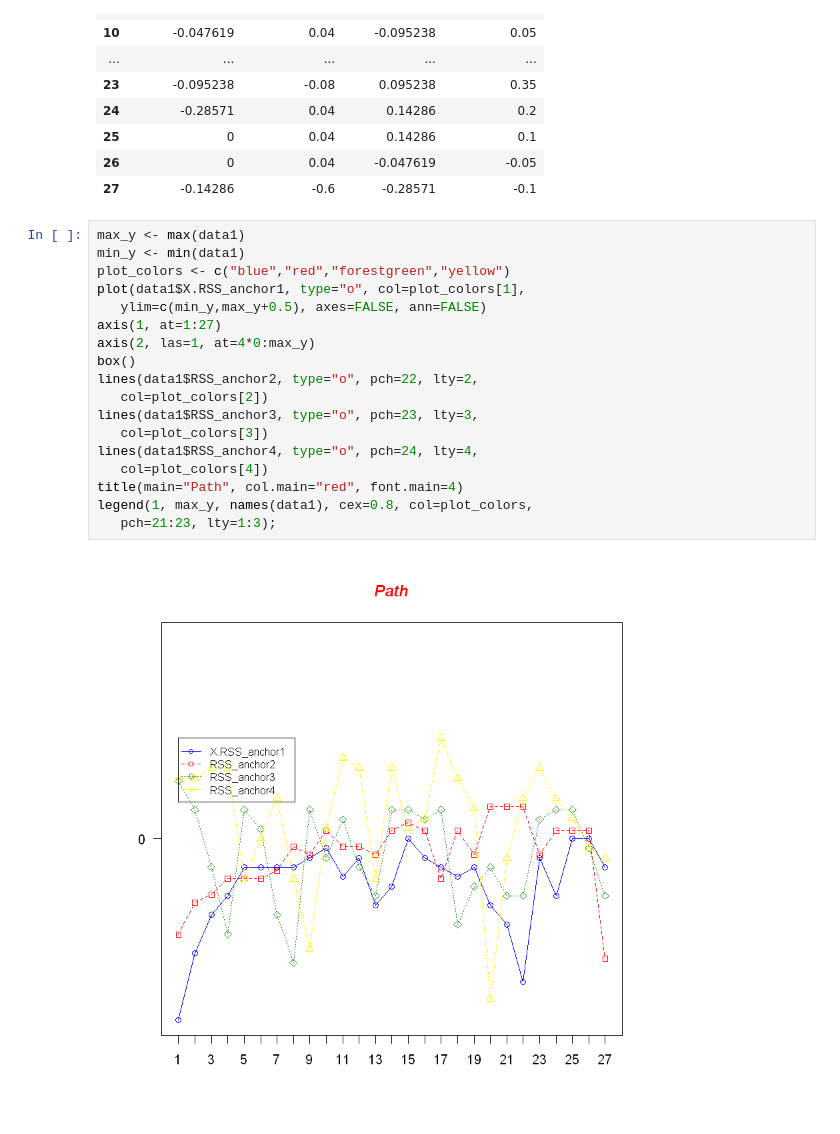
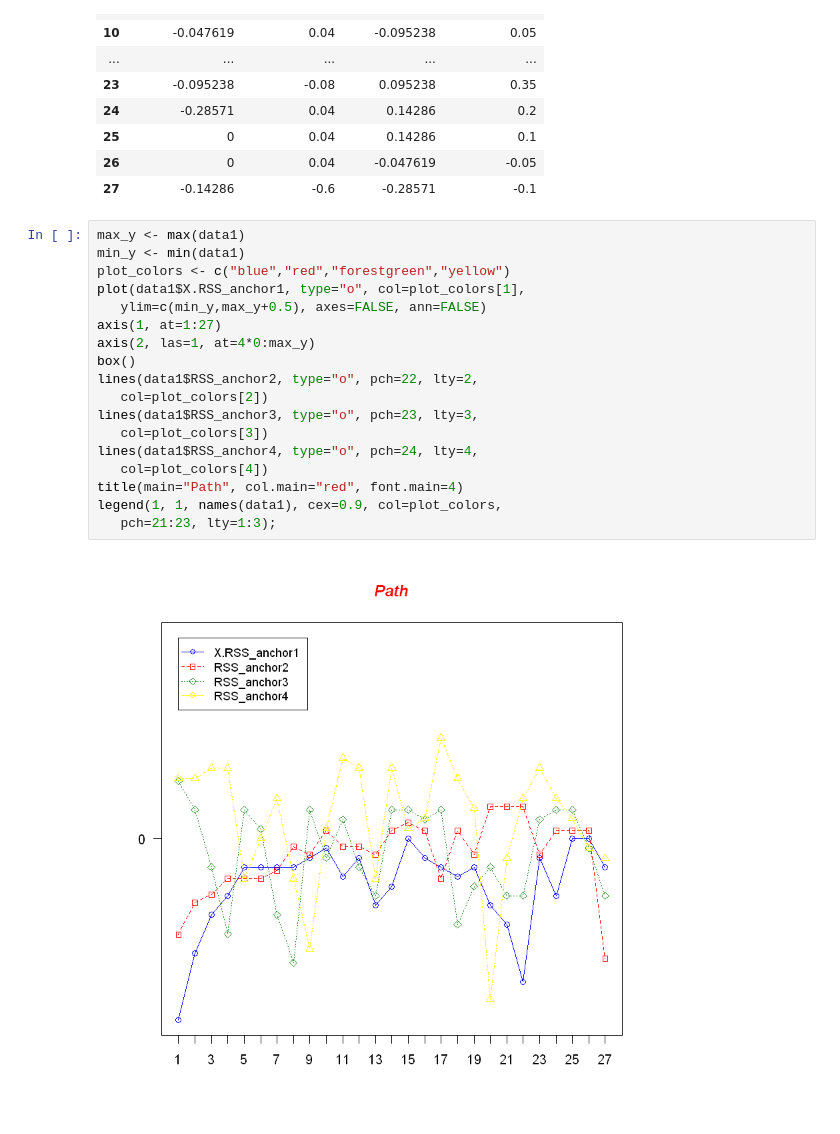
Before and after one commit to alvarojoao/UCIRSS, a Jupyter notebook: Problem analysis.ipynb, the cells around one changed output. Drawn from its saved outputs; the diff is of its cells as text.

```diff
--- a/Problem analysis.ipynb
+++ b/Problem analysis.ipynb
@@ -26,23 +26,23 @@ data1
 # %%
 max_y <- max(data1)
 min_y <- min(data1)
 plot_colors <- c("blue","red","forestgreen","yellow")
 plot(data1$X.RSS_anchor1, type="o", col=plot_colors[1],
    ylim=c(min_y,max_y+0.5), axes=FALSE, ann=FALSE)
 axis(1, at=1:27)
 axis(2, las=1, at=4*0:max_y)
 box()
 lines(data1$RSS_anchor2, type="o", pch=22, lty=2,
    col=plot_colors[2])
 lines(data1$RSS_anchor3, type="o", pch=23, lty=3,
    col=plot_colors[3])
 lines(data1$RSS_anchor4, type="o", pch=24, lty=4,
    col=plot_colors[4])
 title(main="Path", col.main="red", font.main=4)
-legend(1, max_y, names(data1), cex=0.8, col=plot_colors,
+legend(1, 1, names(data1), cex=0.9, col=plot_colors,
    pch=21:23, lty=1:3);
 # %% [output]
-[figure, old version]
+[figure, new version]
 # %%
 groups <- read.csv(file="./MovementAAL/groups/MovementAAL_DatasetGroup.csv",head=TRUE,sep=",")
 groups1 = groups[groups$dataset_ID==1, ]
```
Also changed, not shown: parts of 3 cells of this notebook, 2 other files.
